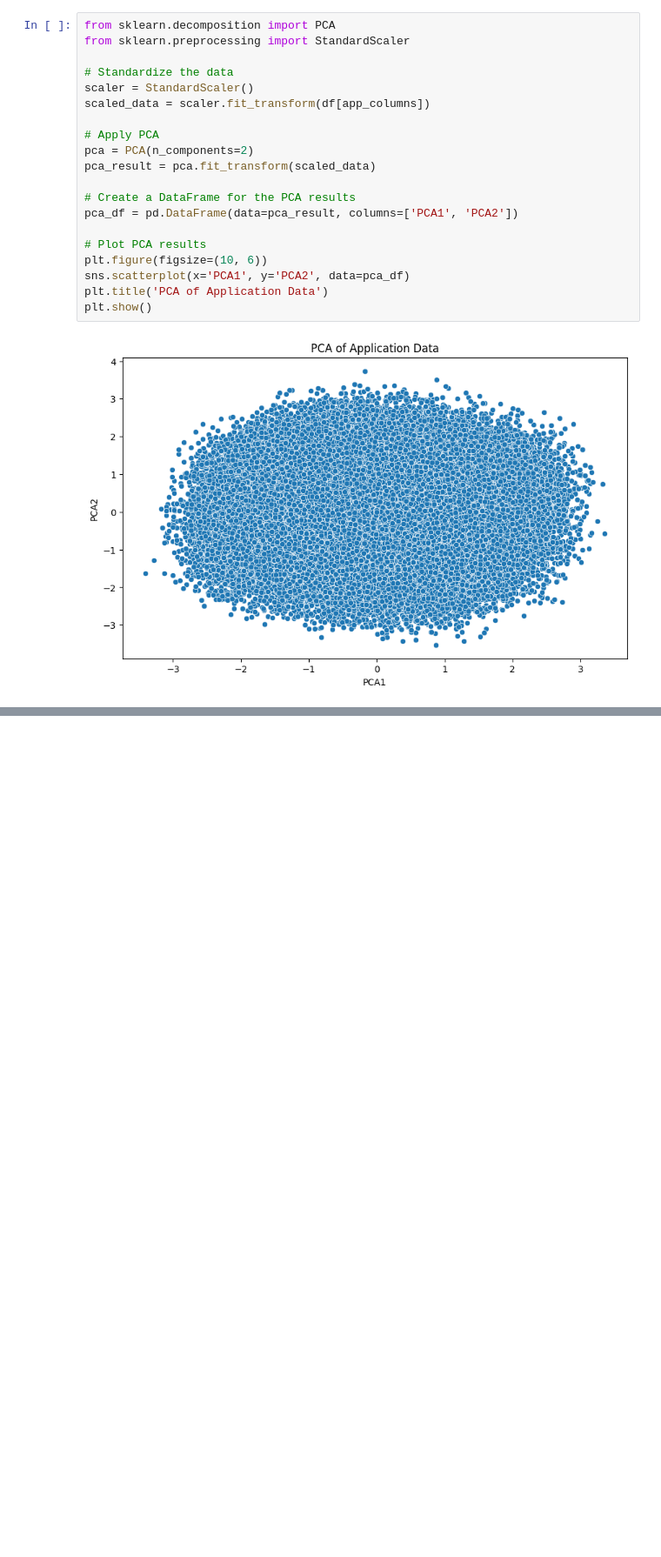
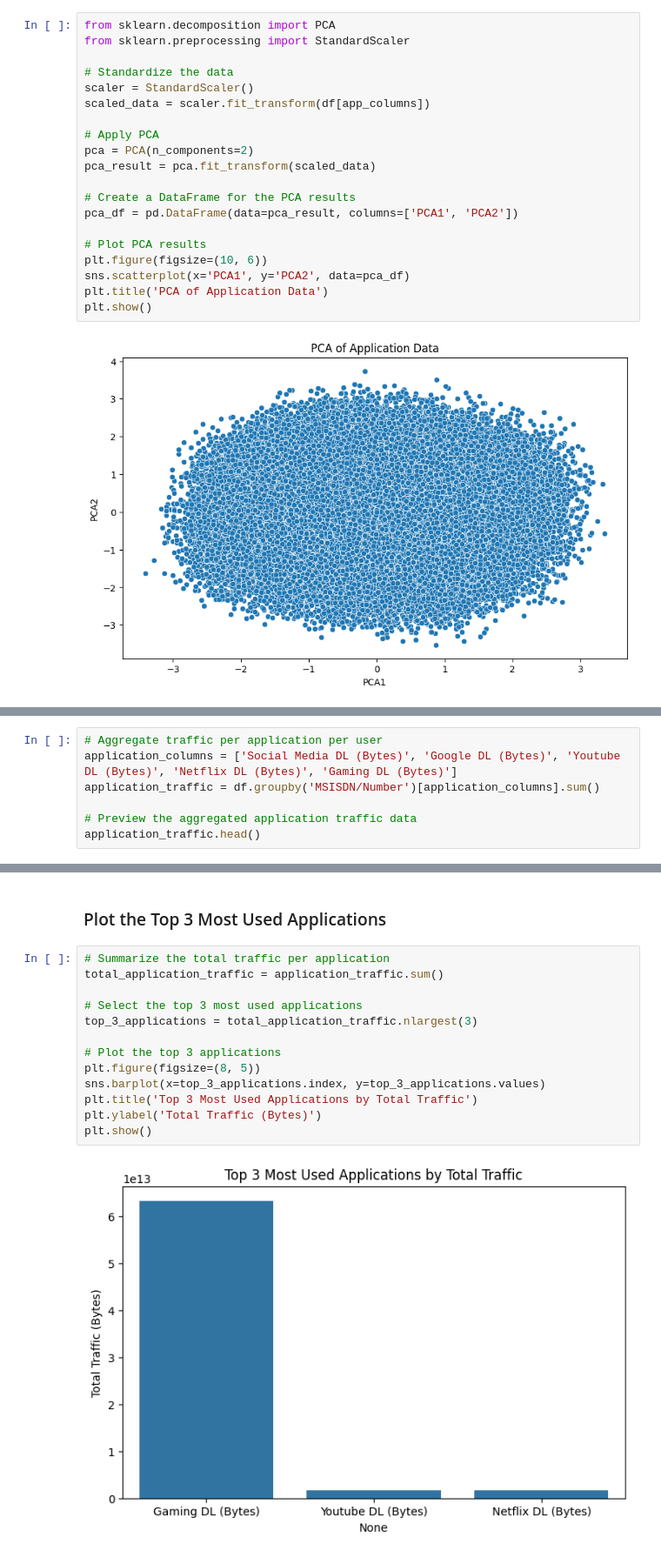
Before and after one commit to zol23-g/TellCo-Financial-Analysis, a Jupyter notebook: notebooks/financial_analysis.ipynb, the cells around one changed output, grey strips where cells are left out. Shown at 87% size. Drawn from its saved outputs; the diff is of its cells as text; blank space fills up the shorter version.

```diff
--- a/notebooks/financial_analysis.ipynb
+++ b/notebooks/financial_analysis.ipynb
@@ -638,0 +814,7 @@ plt.show()
+# %%
+# Aggregate traffic per application per user
+application_columns = ['Social Media DL (Bytes)', 'Google DL (Bytes)', 'Youtube DL (Bytes)', 'Netflix DL (Bytes)', 'Gaming DL (Bytes)']
+application_traffic = df.groupby('MSISDN/Number')[application_columns].sum()
+
+# Preview the aggregated application traffic data
+application_traffic.head()
@@ -638,0 +854,17 @@ plt.show()
+# %% [markdown]
+### Plot the Top 3 Most Used Applications
+# %%
+# Summarize the total traffic per application
+total_application_traffic = application_traffic.sum()
+
+# Select the top 3 most used applications
+top_3_applications = total_application_traffic.nlargest(3)
+
+# Plot the top 3 applications
+plt.figure(figsize=(8, 5))
+sns.barplot(x=top_3_applications.index, y=top_3_applications.values)
+plt.title('Top 3 Most Used Applications by Total Traffic')
+plt.ylabel('Total Traffic (Bytes)')
+plt.show()
+# %% [output]
+[figure, added]
```
Also changed, not shown: parts of 25 cells of this notebook.
